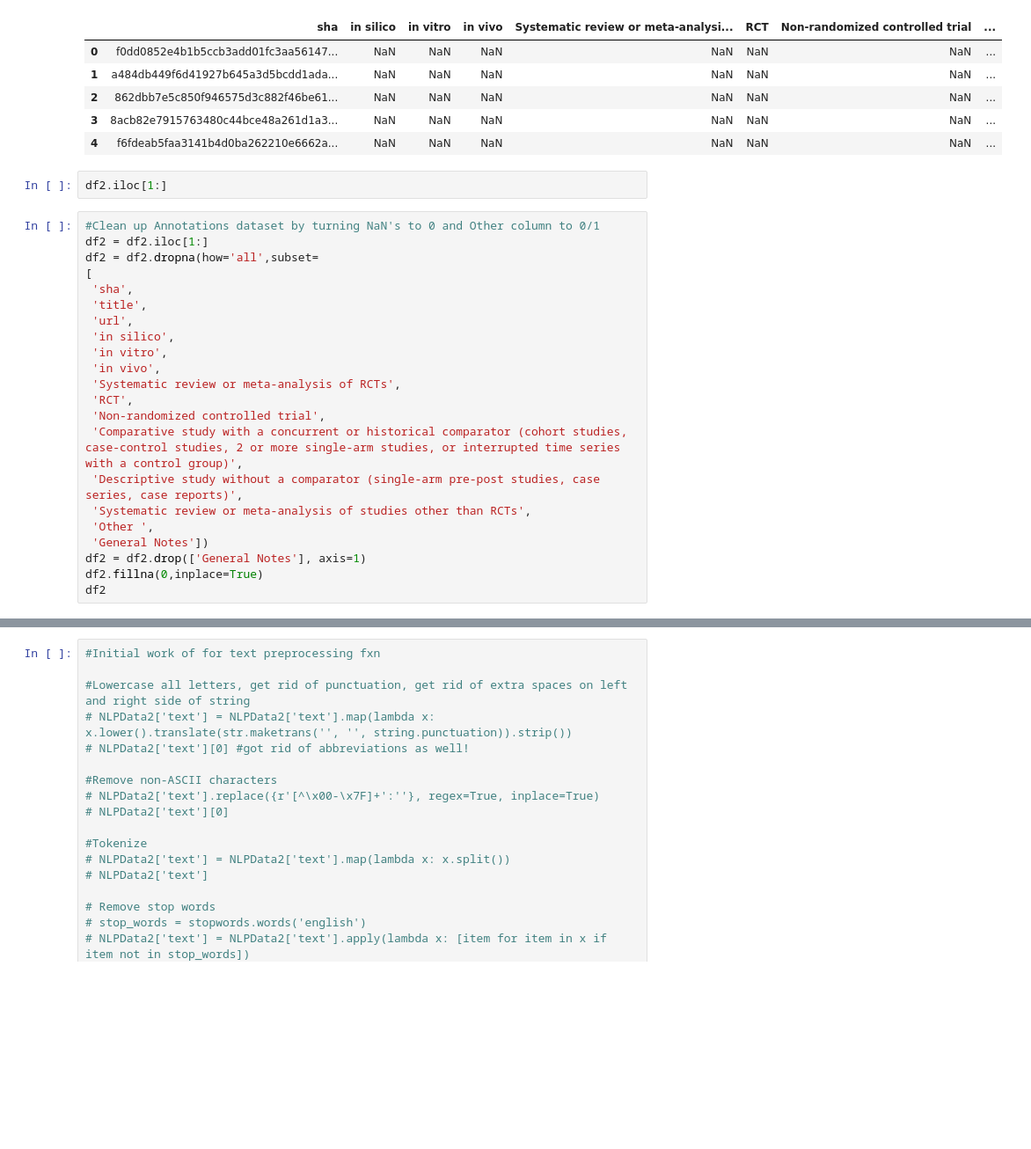
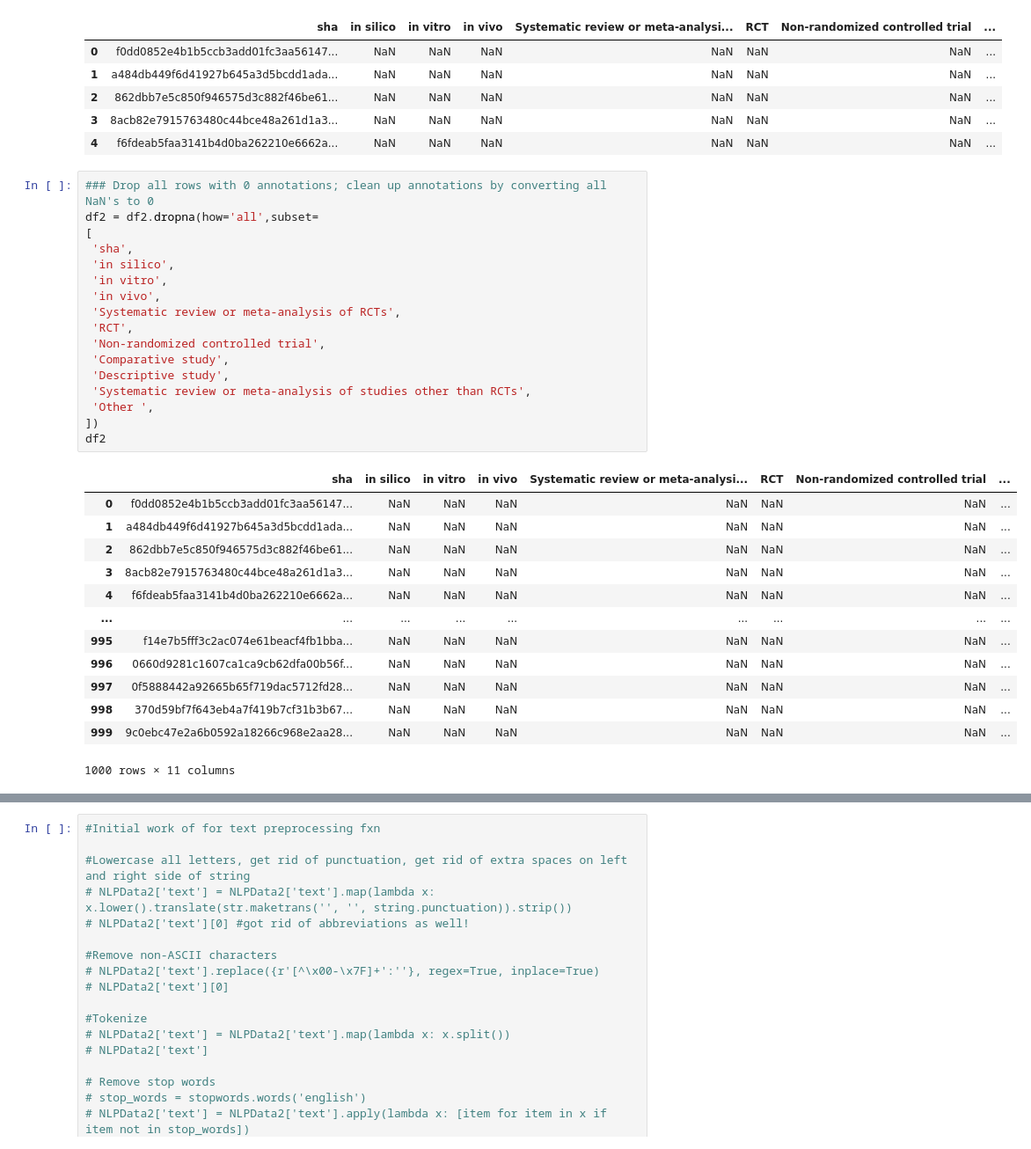
Before and after one commit to mindyng/Covid19, a Jupyter notebook: BaselineModels_LocalRun.ipynb, the cells around one changed output, grey strips where cells are left out. Shown at 88% size. Saved outputs shown, nothing was run; the diff lists cells and outputs as text; blank space fills up the shorter version.

```diff
--- a/BaselineModels_LocalRun.ipynb
+++ b/BaselineModels_LocalRun.ipynb
@@ -206,27 +192,34 @@ df2.head()
 | 2 | 862dbb7e5c850f946575d3c882f46be61... | NaN | NaN | NaN | NaN | NaN | NaN | ... |
 | 3 | 8acb82e7915763480c44bce48a261d1a3... | NaN | NaN | NaN | NaN | NaN | NaN | ... |
 | 4 | f6fdeab5faa3141b4d0ba262210e6662a... | NaN | NaN | NaN | NaN | NaN | NaN | ... |
-# %%
-df2.iloc[1:]
 # %%
-#Clean up Annotations dataset by turning NaN's to 0 and Other column to 0/1
-df2 = df2.iloc[1:]
+### Drop all rows with 0 annotations; clean up annotations by converting all NaN's to 0
 df2 = df2.dropna(how='all',subset=
 [
  'sha',
- 'title',
- 'url',
  'in silico',
  'in vitro',
  'in vivo',
  'Systematic review or meta-analysis of RCTs',
  'RCT',
  'Non-randomized controlled trial',
- 'Comparative study with a concurrent or historical comparator (cohort studies, case-control studies, 2 or more single-arm studies, or interrupted time series with a control group)',
- 'Descriptive study without a comparator (single-arm pre-post studies, case series, case reports)',
+ 'Comparative study',
+ 'Descriptive study',
  'Systematic review or meta-analysis of studies other than RCTs',
  'Other ',
- 'General Notes'])
-df2 = df2.drop(['General Notes'], axis=1)
-df2.fillna(0,inplace=True)
+])
 df2
+# %% [output]
+|  | sha | in silico | in vitro | in vivo | Systematic review or meta-analysi... | RCT | Non-randomized controlled trial | ... |
+| 0 | f0dd0852e4b1b5ccb3add01fc3aa56147... | NaN | NaN | NaN | NaN | NaN | NaN | ... |
+| 1 | a484db449f6d41927b645a3d5bcdd1ada... | NaN | NaN | NaN | NaN | NaN | NaN | ... |
+| 2 | 862dbb7e5c850f946575d3c882f46be61... | NaN | NaN | NaN | NaN | NaN | NaN | ... |
+| 3 | 8acb82e7915763480c44bce48a261d1a3... | NaN | NaN | NaN | NaN | NaN | NaN | ... |
+| 4 | f6fdeab5faa3141b4d0ba262210e6662a... | NaN | NaN | NaN | NaN | NaN | NaN | ... |
+| ... | ... | ... | ... | ... | ... | ... | ... | ... |
+| 995 | f14e7b5fff3c2ac074e61beacf4fb1bba... | NaN | NaN | NaN | NaN | NaN | NaN | ... |
+| 996 | 0660d9281c1607ca1ca9cb62dfa00b56f... | NaN | NaN | NaN | NaN | NaN | NaN | ... |
+| 997 | 0f5888442a92665b65f719dac5712fd28... | NaN | NaN | NaN | NaN | NaN | NaN | ... |
+| 998 | 370d59bf7f643eb4a7f419b7cf31b3b67... | NaN | NaN | NaN | NaN | NaN | NaN | ... |
+| 999 | 9c0ebc47e2a6b0592a18266c968e2aa28... | NaN | NaN | NaN | NaN | NaN | NaN | ... |
+1000 rows × 11 columns
```
Also changed, not shown: parts of 6 cells of this notebook.
